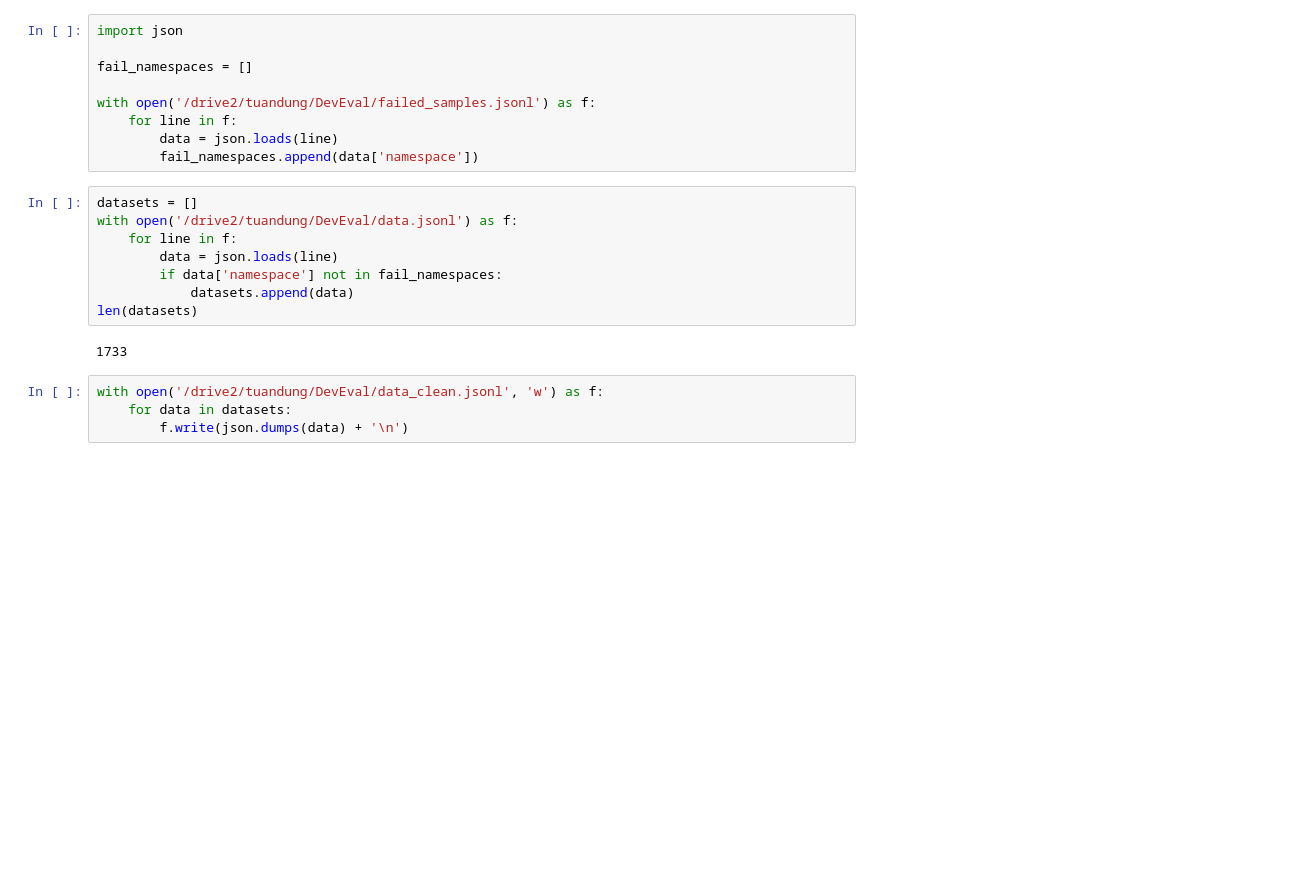
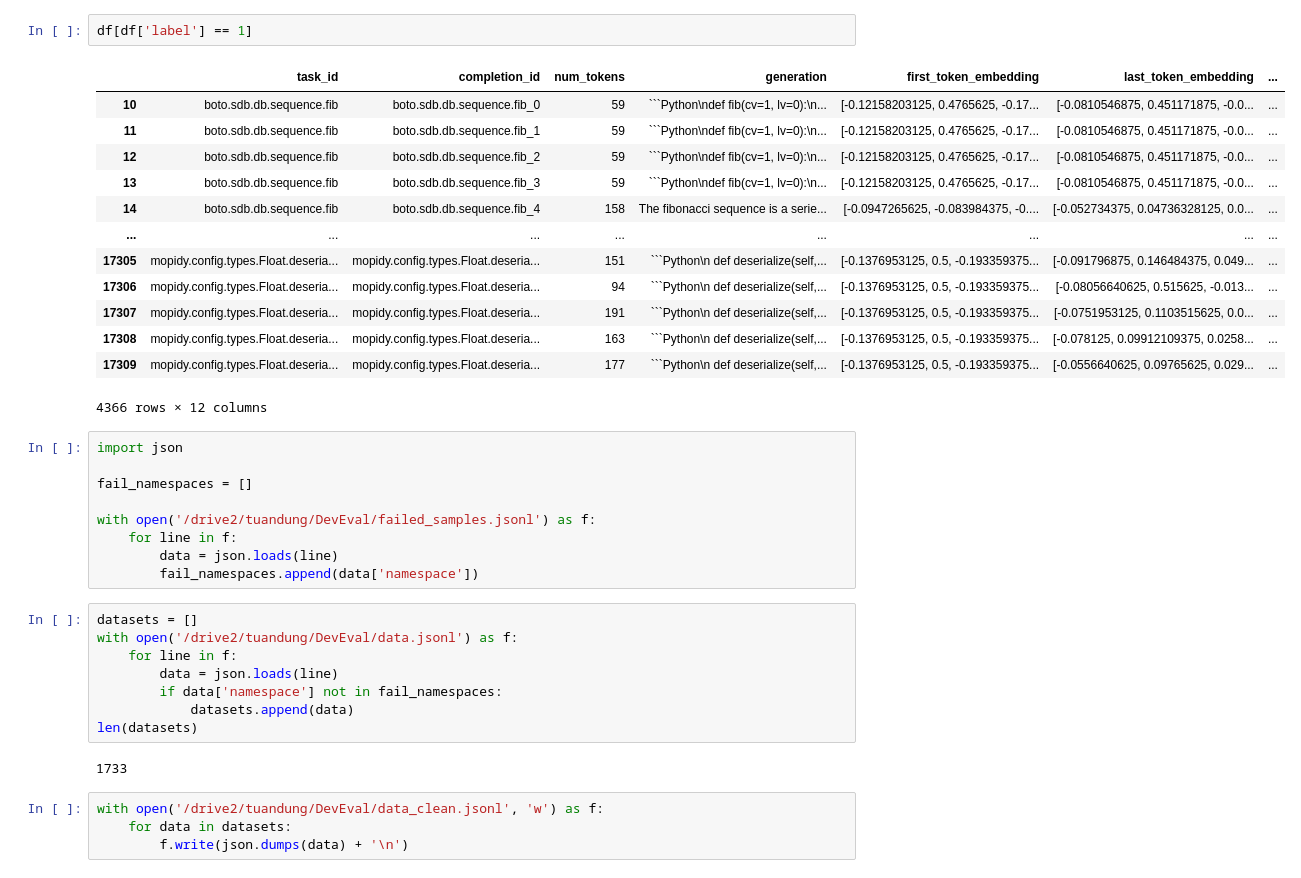
Before and after one commit to zhaospei/DevEval_replication, a Jupyter notebook: playground.ipynb, the cells around one changed output. Cells and saved outputs as stored; diff of their text form; blank space fills up the shorter version.

````diff
--- a/playground.ipynb
+++ b/playground.ipynb
@@ -21,3 +44,19 @@ df
+# %%
+df[df['label'] == 1]
+# %% [output]
+|  | task_id | completion_id | num_tokens | generation | first_token_embedding | last_token_embedding | ... |
+| 10 | boto.sdb.db.sequence.fib | boto.sdb.db.sequence.fib_0 | 59 | ```Python\ndef fib(cv=1, lv=0):\n... | [-0.12158203125, 0.4765625, -0.17... | [-0.0810546875, 0.451171875, -0.0... | ... |
+| 11 | boto.sdb.db.sequence.fib | boto.sdb.db.sequence.fib_1 | 59 | ```Python\ndef fib(cv=1, lv=0):\n... | [-0.12158203125, 0.4765625, -0.17... | [-0.0810546875, 0.451171875, -0.0... | ... |
+| 12 | boto.sdb.db.sequence.fib | boto.sdb.db.sequence.fib_2 | 59 | ```Python\ndef fib(cv=1, lv=0):\n... | [-0.12158203125, 0.4765625, -0.17... | [-0.0810546875, 0.451171875, -0.0... | ... |
+| 13 | boto.sdb.db.sequence.fib | boto.sdb.db.sequence.fib_3 | 59 | ```Python\ndef fib(cv=1, lv=0):\n... | [-0.12158203125, 0.4765625, -0.17... | [-0.0810546875, 0.451171875, -0.0... | ... |
+| 14 | boto.sdb.db.sequence.fib | boto.sdb.db.sequence.fib_4 | 158 | The fibonacci sequence is a serie... | [-0.0947265625, -0.083984375, -0.... | [-0.052734375, 0.04736328125, 0.0... | ... |
+| ... | ... | ... | ... | ... | ... | ... | ... |
+| 17305 | mopidy.config.types.Float.deseria... | mopidy.config.types.Float.deseria... | 151 | ```Python\n def deserialize(self,... | [-0.1376953125, 0.5, -0.193359375... | [-0.091796875, 0.146484375, 0.049... | ... |
+| 17306 | mopidy.config.types.Float.deseria... | mopidy.config.types.Float.deseria... | 94 | ```Python\n def deserialize(self,... | [-0.1376953125, 0.5, -0.193359375... | [-0.08056640625, 0.515625, -0.013... | ... |
+| 17307 | mopidy.config.types.Float.deseria... | mopidy.config.types.Float.deseria... | 191 | ```Python\n def deserialize(self,... | [-0.1376953125, 0.5, -0.193359375... | [-0.0751953125, 0.1103515625, 0.0... | ... |
+| 17308 | mopidy.config.types.Float.deseria... | mopidy.config.types.Float.deseria... | 163 | ```Python\n def deserialize(self,... | [-0.1376953125, 0.5, -0.193359375... | [-0.078125, 0.09912109375, 0.0258... | ... |
+| 17309 | mopidy.config.types.Float.deseria... | mopidy.config.types.Float.deseria... | 177 | ```Python\n def deserialize(self,... | [-0.1376953125, 0.5, -0.193359375... | [-0.0556640625, 0.09765625, 0.029... | ... |
+4366 rows × 12 columns
 # %%
 import json
 
````
Also changed, not shown: parts of 5 cells of this notebook, 2 other files.
